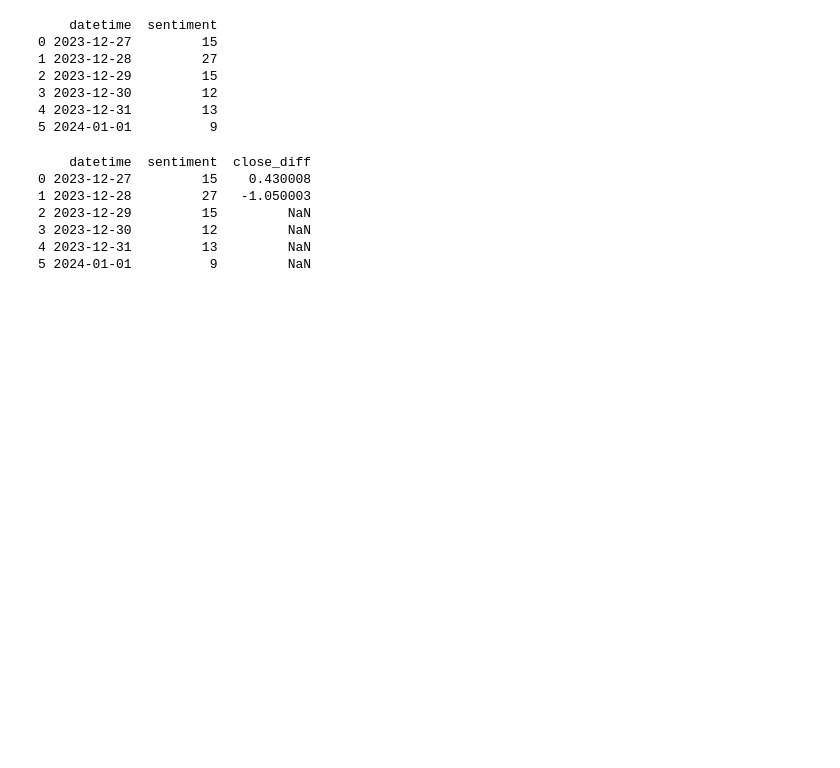
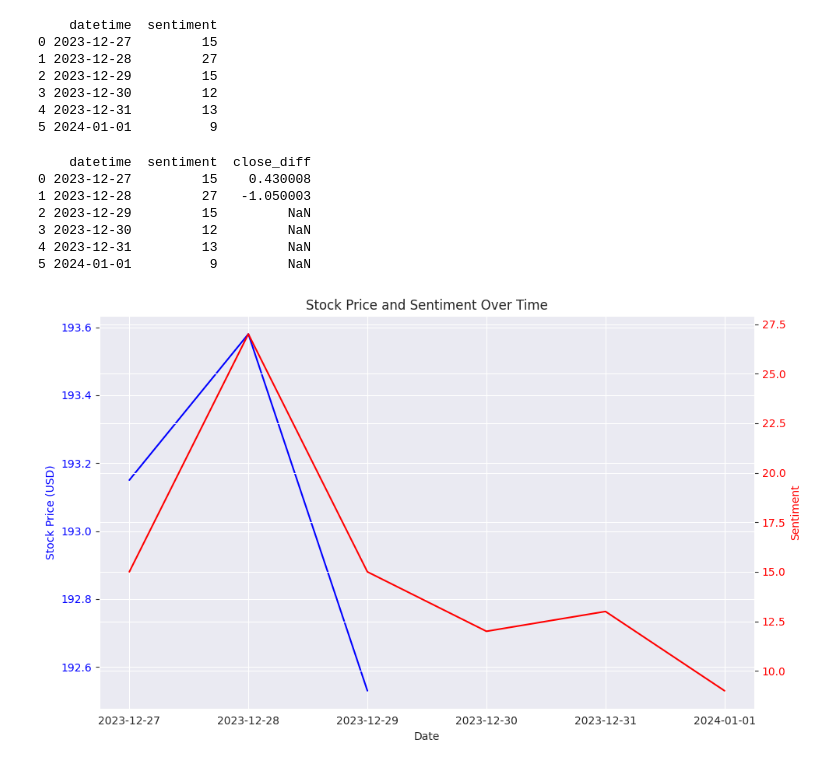
Before and after one commit to NDriDiby/AI-ML-Studio, a Jupyter notebook: StarterCode.ipynb, the cells around one changed output. Saved outputs shown, nothing was run; the diff lists cells and outputs as text; code cells hidden in the pictures; blank space fills up the shorter version.

```diff
--- a/StarterCode.ipynb
+++ b/StarterCode.ipynb
@@ -115,3 +128,26 @@ print(final_df)
 3 2023-12-30         12         NaN
 4 2023-12-31         13         NaN
 5 2024-01-01          9         NaN
+# %%
+# create a visual to asses stock price and sentiment
+
+# plot stock price and sentiment
+fig, ax1 = plt.subplots(figsize=(10, 6))
+
+# plot stock price
+ax1.plot(merged_df['datetime'], merged_df['Close'], color='b', label='Stock Price')
+ax1.set_xlabel('Date')
+ax1.set_ylabel('Stock Price (USD)', color='b')
+ax1.tick_params(axis='y', labelcolor='b')
+
+# create a second y-axis for sentiment
+ax2 = ax1.twinx()
+ax2.plot(merged_df['datetime'], merged_df['sentiment'], color='r', label='Sentiment')
+ax2.set_ylabel('Sentiment', color='r')
+ax2.tick_params(axis='y', labelcolor='r')
+
+plt.title('Stock Price and Sentiment Over Time')
+fig.tight_layout()
+plt.show()
+# %% [output]
+[figure, added]
```
Also changed, not shown: parts of 7 cells of this notebook.
